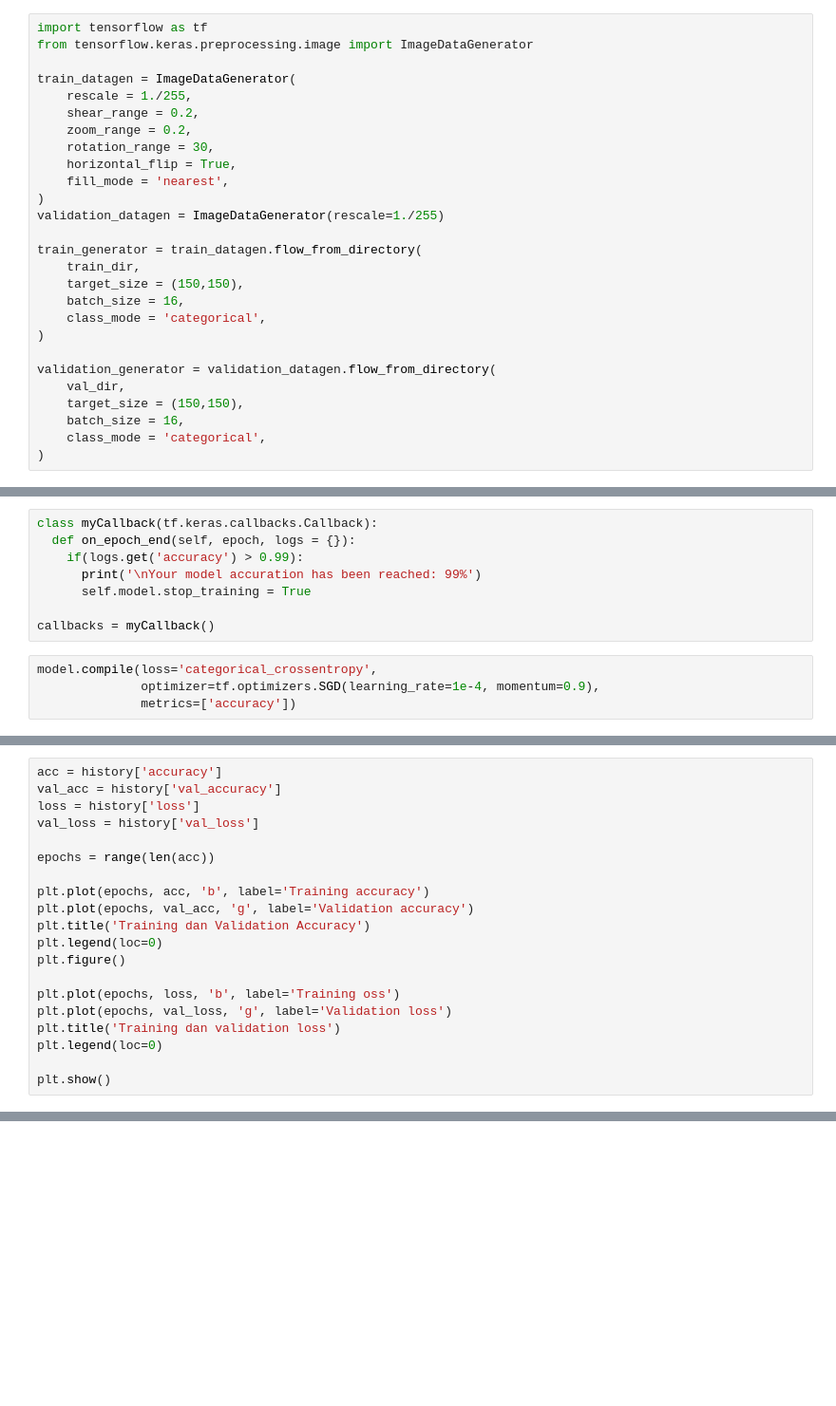
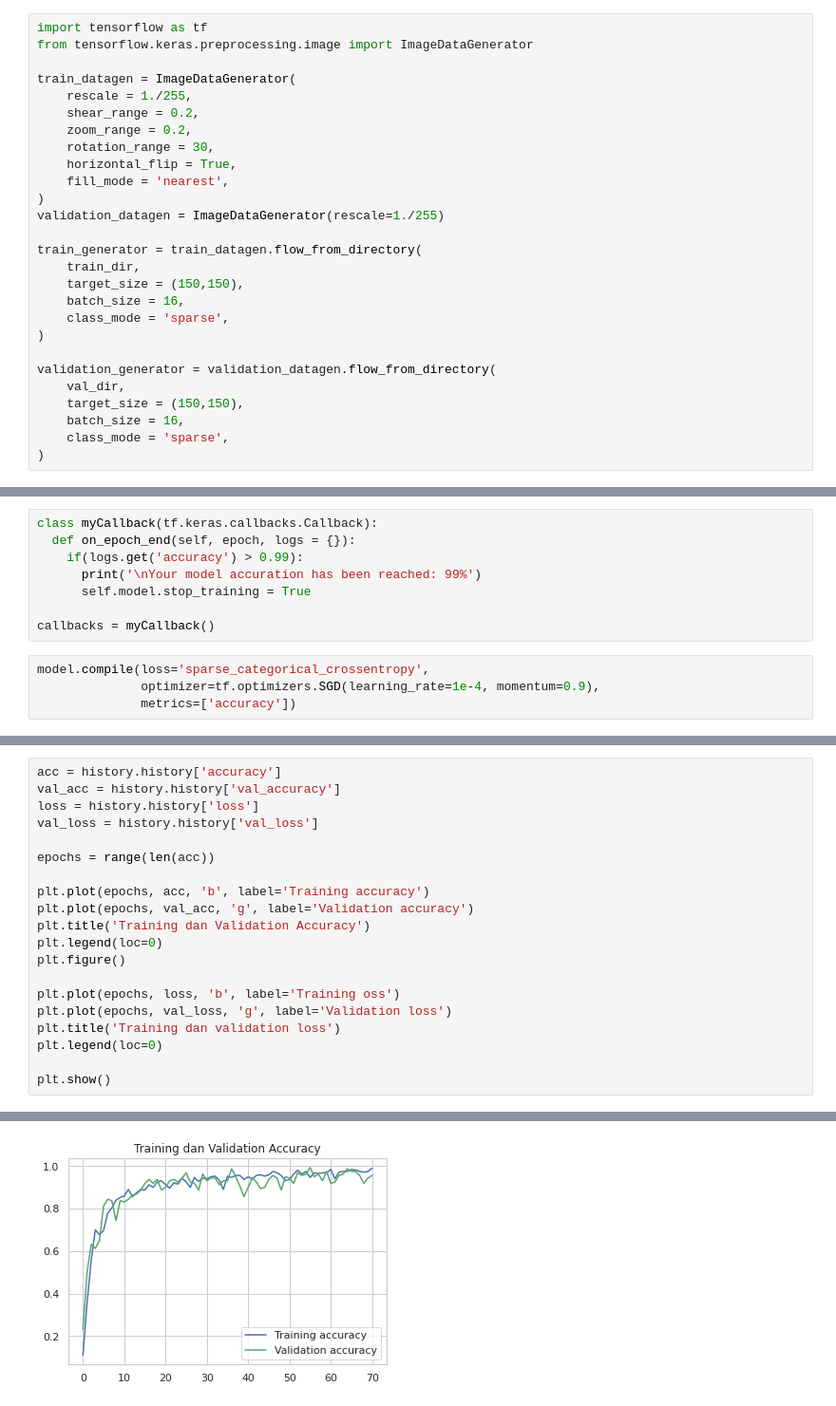
Before and after one commit to wahyubudii/CNN-VGG16-Herbal-Leaf-Classification, a Jupyter notebook: [1]_FINAL_[TUBES_AI]_Wahyu_385_Bella_400.ipynb, the cells around one changed output, grey strips where cells are left out. Shown at 95% size. Drawn from its saved outputs; the diff is of its cells as text; blank space fills up the shorter version.

```diff
--- a/[1]_FINAL_[TUBES_AI]_Wahyu_385_Bella_400.ipynb
+++ b/[1]_FINAL_[TUBES_AI]_Wahyu_385_Bella_400.ipynb
@@ -220,14 +220,14 @@ train_generator = train_datagen.flow_from_directory(
     train_dir,
     target_size = (150,150),
     batch_size = 16,
-    class_mode = 'categorical',
+    class_mode = 'sparse',
 )
 
 validation_generator = validation_datagen.flow_from_directory(
     val_dir,
     target_size = (150,150),
     batch_size = 16,
-    class_mode = 'categorical',
+    class_mode = 'sparse',
 )
 # %% [output]
 Found 2590 images belonging to 10 classes.
@@ -280,7 +277,7 @@ class myCallback(tf.keras.callbacks.Callback):
 
 callbacks = myCallback()
 # %%
-model.compile(loss='categorical_crossentropy',
+model.compile(loss='sparse_categorical_crossentropy',
               optimizer=tf.optimizers.SGD(learning_rate=1e-4, momentum=0.9),
               metrics=['accuracy'])
 # %%
@@ -315,8 +311,8 @@ KeyboardInterrupt: ignored
 # %%
-acc = history['accuracy']
-val_acc = history['val_accuracy']
-loss = history['loss']
-val_loss = history['val_loss']
+acc = history.history['accuracy']
+val_acc = history.history['val_accuracy']
+loss = history.history['loss']
+val_loss = history.history['val_loss']
 
 epochs = range(len(acc))
 
@@ -336,0 +332 @@ NameError: ignored
+[figure, added]
```
Also changed, not shown: parts of 8 cells of this notebook.
